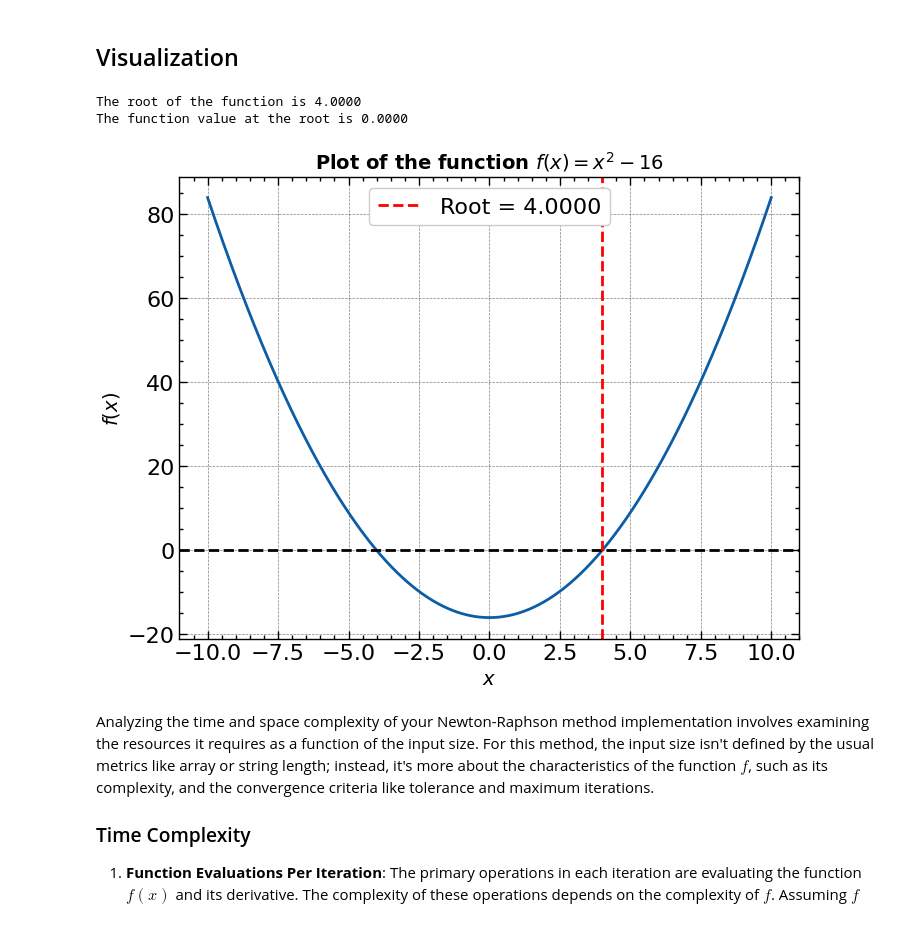
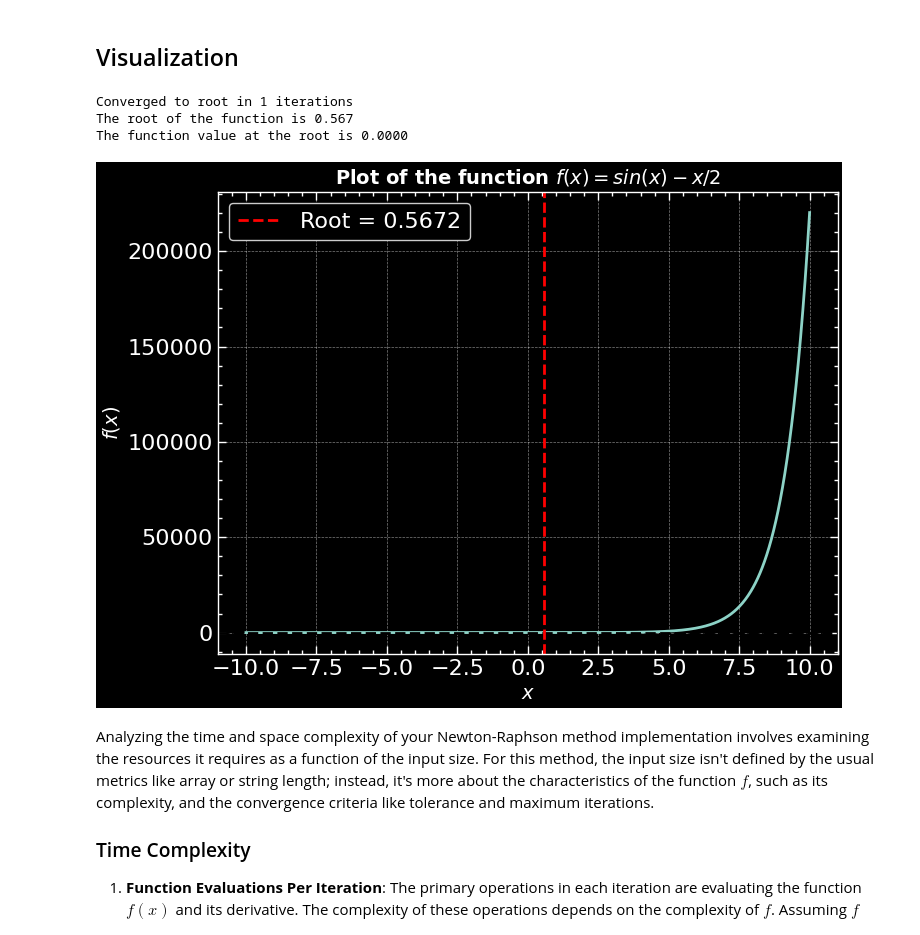
Before and after one commit to ScientificArchisman/Numerical-methods, a Jupyter notebook: Root_finding_algorithms/Newton_Raphson_method/newton_raphson.ipynb, the cells around one changed output. Cells and saved outputs as stored; diff of their text form; code cells hidden in the pictures.

```diff
--- a/Root_finding_algorithms/Newton_Raphson_method/newton_raphson.ipynb
+++ b/Root_finding_algorithms/Newton_Raphson_method/newton_raphson.ipynb
@@ -7,14 +7,14 @@
 import numpy as np
 import matplotlib.pyplot as plt
 try:
-    plt.style.use(["science", "notebook", "grid"])
+    plt.style.use(["science", "notebook", "grid", "dark_background"])
 except:
     # Install scienceplots
     print("SciencePlots not installed. Installing...")
     import subprocess
     subprocess.run(["pip", "install", "scienceplots"])
     import scienceplots
-    plt.style.use(["science", "notebook", "grid"])
+    plt.style.use(["science", "notebook", "grid", "dark_background"])
 # %% [markdown]
 Newton's Method, also known as the Newton-Raphson Method, is a powerful and widely used technique for finding successively better approximations to the roots (or zeroes) of a real-valued function. It's particularly known for its rapid convergence when starting close to a zero.
 
@@ -50,7 +50,7 @@ The method can be outlined as follows:
 
 <img src = "../Newton_Raphson_method/images/flowchart.png.webp">
 # %%
-def newton_raphson(f, x0, h: float = 1e-5, max_iter:int = 1000, tol:float = 1e-5) -> float:
+def newton_raphson(f, x0, h: float = 1e-5, max_iter:int = 1000, tol:float = 1e-3) -> float:
     """ The Newton-Raphson method for finding roots of a function.
     Args:
         f : A function whose derivative is required
@@ -84,6 +84,7 @@ def newton_raphson(f, x0, h: float = 1e-5, max_iter:int = 1000, tol:float = 1e-5
             2. If the function evaluated at the new estimate is less than the tolerance
             this increases the robustness of the algorithm. The second condition prevents
             the algorithm from oscillating around the root."""
+            print(f"Converged to root in {_} iterations")
             return x_new  # Return the estimate
         x0 = x_new  # Update the guess
 
@@ -92,28 +93,29 @@ def newton_raphson(f, x0, h: float = 1e-5, max_iter:int = 1000, tol:float = 1e-5
 # %% [markdown]
 ## Visualization
 # %%
-test_func = lambda x : x ** 2 - 16
+test_func = lambda x : x*np.exp(x) - 1 # Define a test function
 x : np.ndarray = np.linspace(-10, 10, 1000)
 
 # Find the root of the function
-INITIAL_GUESS : float = 100
+INITIAL_GUESS : float = 0.5
 root : float = newton_raphson(test_func, INITIAL_GUESS)
-print(f"The root of the function is {root:.4f}")
+print(f"The root of the function is {root:.3f}")
 print(f"The function value at the root is {test_func(root):.4f}")
 
 # Plot the function
 plt.figure(figsize=(8, 6))
 plt.plot(x, test_func(x))
 plt.axhline(0, color="black", linestyle="--")
 plt.axvline(root, color="red", linestyle="--", label=f"Root = {root:.4f}")
 plt.xlabel("$x$", fontsize=14, fontweight="bold")
 plt.ylabel("$f(x)$", fontsize=14, fontweight="bold")
-plt.title("Plot of the function $f(x) = x^2 - 16$", fontsize=14, fontweight="bold")
+plt.title("Plot of the function $f(x) = sin(x) - x/2$", fontsize=14, fontweight="bold")
 plt.legend();
 # %% [output]
-The root of the function is 4.0000
+Converged to root in 1 iterations
+The root of the function is 0.567
 The function value at the root is 0.0000
-[figure, old version]
+[figure, new version]
 # %% [markdown]
 Analyzing the time and space complexity of your Newton-Raphson method implementation involves examining the resources it requires as a function of the input size. For this method, the input size isn't defined by the usual metrics like array or string length; instead, it's more about the characteristics of the function $f$, such as its complexity, and the convergence criteria like tolerance and maximum iterations.
 
```
Also changed, not shown: 10 other files.
